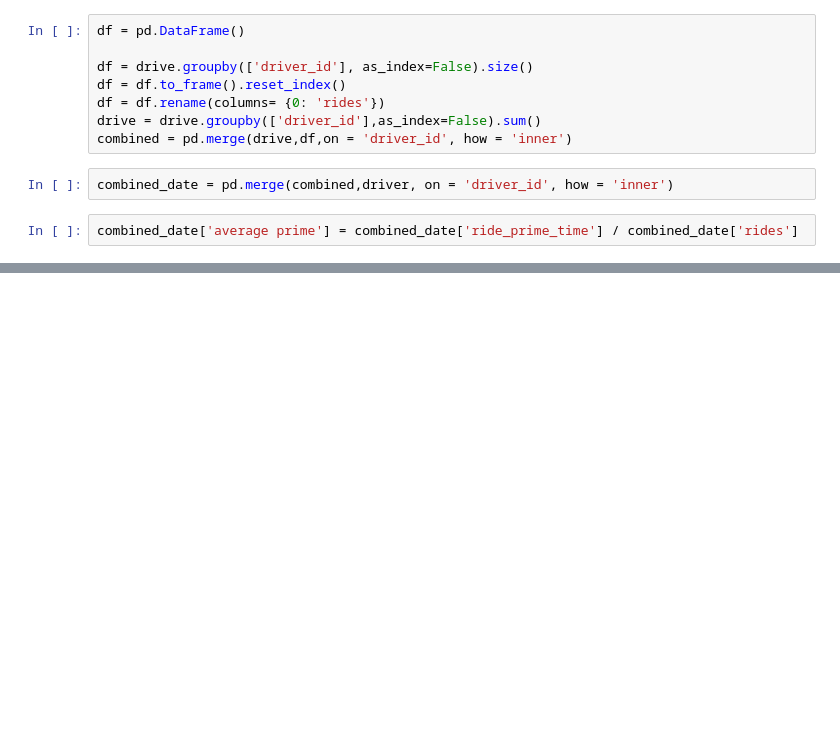
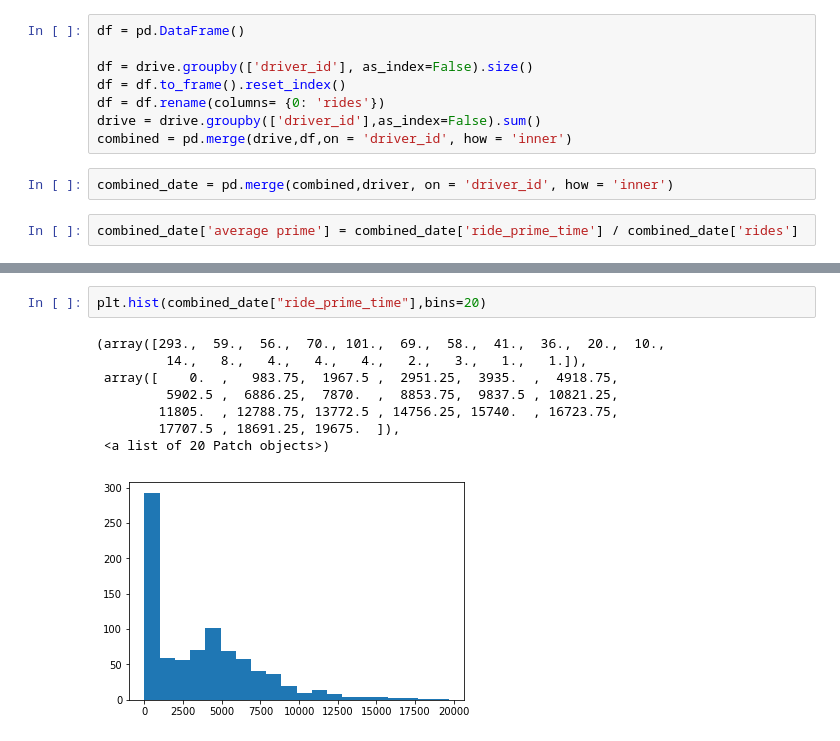
Before and after one commit to SallyPoon/LyftDS, a Jupyter notebook: Lyft DS.ipynb, the cells around one changed output, grey strips where cells are left out. Drawn from its saved outputs; the diff is of its cells as text; blank space fills up the shorter version.

```diff
--- a/Lyft DS.ipynb
+++ b/Lyft DS.ipynb
@@ -226,0 +232,11 @@ plt.show()
+# %%
+plt.hist(combined_date["ride_prime_time"],bins=20)
+# %% [output]
+(array([293.,  59.,  56.,  70., 101.,  69.,  58.,  41.,  36.,  20.,  10.,
+         14.,   8.,   4.,   4.,   4.,   2.,   3.,   1.,   1.]),
+ array([    0.  ,   983.75,  1967.5 ,  2951.25,  3935.  ,  4918.75,
+         5902.5 ,  6886.25,  7870.  ,  8853.75,  9837.5 , 10821.25,
+        11805.  , 12788.75, 13772.5 , 14756.25, 15740.  , 16723.75,
+        17707.5 , 18691.25, 19675.  ]),
+ <a list of 20 Patch objects>)
+[figure, added]
```
Also changed, not shown: parts of 33 cells of this notebook, 1 other file.
